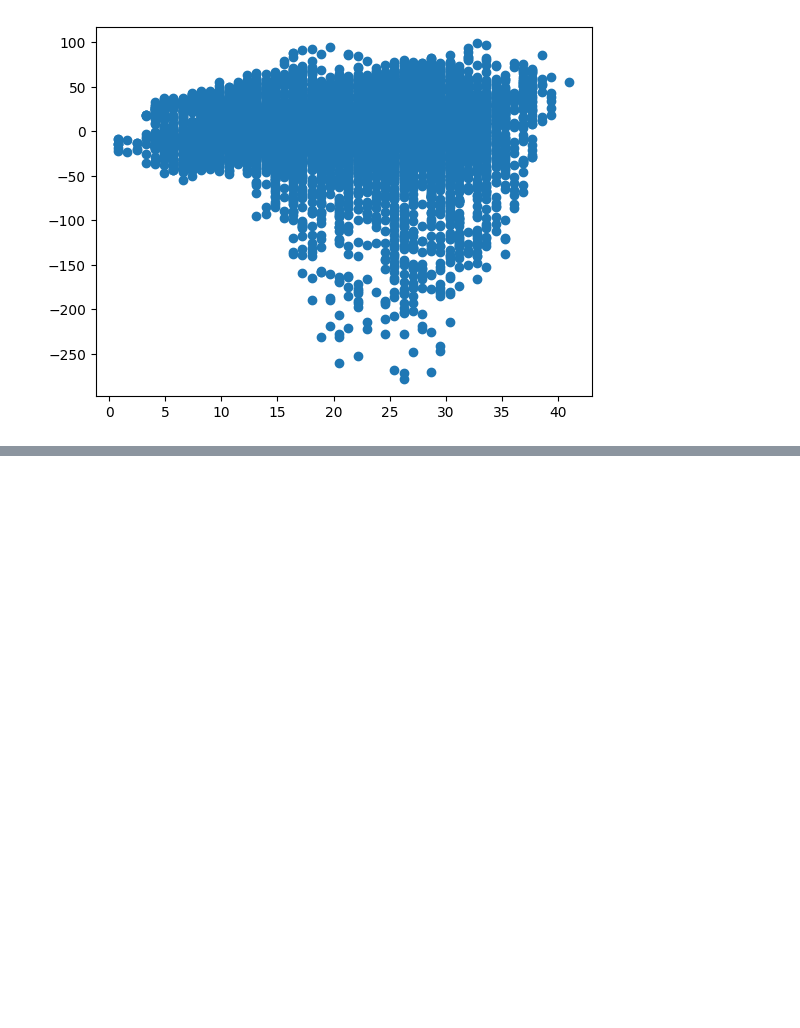
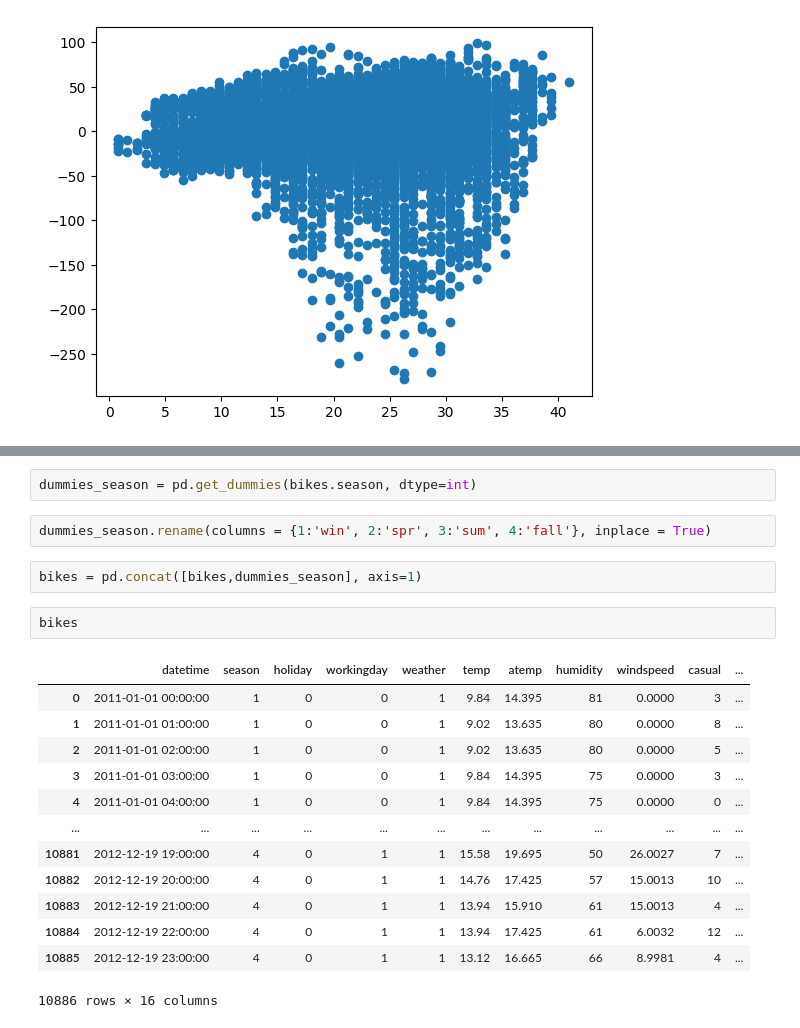
Before and after one commit to delinai/schulich_ds1, a Jupyter notebook: In-class Code/Module6_LinearRegression.ipynb, the cells around one changed output, grey strips where cells are left out. Drawn from its saved outputs; the diff is of its cells as text; blank space fills up the shorter version.

```diff
--- a/In-class Code/Module6_LinearRegression.ipynb
+++ b/In-class Code/Module6_LinearRegression.ipynb
@@ -159,0 +237,22 @@ plt.scatter(bikes['temp'],res['error'])
+# %%
+dummies_season = pd.get_dummies(bikes.season, dtype=int)
+# %%
+dummies_season.rename(columns = {1:'win', 2:'spr', 3:'sum', 4:'fall'}, inplace = True)
+# %%
+bikes = pd.concat([bikes,dummies_season], axis=1)
+# %%
+bikes
+# %% [output]
+|  | datetime | season | holiday | workingday | weather | temp | atemp | humidity | windspeed | casual | ... |
+| 0 | 2011-01-01 00:00:00 | 1 | 0 | 0 | 1 | 9.84 | 14.395 | 81 | 0.0000 | 3 | ... |
+| 1 | 2011-01-01 01:00:00 | 1 | 0 | 0 | 1 | 9.02 | 13.635 | 80 | 0.0000 | 8 | ... |
+| 2 | 2011-01-01 02:00:00 | 1 | 0 | 0 | 1 | 9.02 | 13.635 | 80 | 0.0000 | 5 | ... |
+| 3 | 2011-01-01 03:00:00 | 1 | 0 | 0 | 1 | 9.84 | 14.395 | 75 | 0.0000 | 3 | ... |
+| 4 | 2011-01-01 04:00:00 | 1 | 0 | 0 | 1 | 9.84 | 14.395 | 75 | 0.0000 | 0 | ... |
+| ... | ... | ... | ... | ... | ... | ... | ... | ... | ... | ... | ... |
+| 10881 | 2012-12-19 19:00:00 | 4 | 0 | 1 | 1 | 15.58 | 19.695 | 50 | 26.0027 | 7 | ... |
+| 10882 | 2012-12-19 20:00:00 | 4 | 0 | 1 | 1 | 14.76 | 17.425 | 57 | 15.0013 | 10 | ... |
+| 10883 | 2012-12-19 21:00:00 | 4 | 0 | 1 | 1 | 13.94 | 15.910 | 61 | 15.0013 | 4 | ... |
+| 10884 | 2012-12-19 22:00:00 | 4 | 0 | 1 | 1 | 13.94 | 17.425 | 61 | 6.0032 | 12 | ... |
+| 10885 | 2012-12-19 23:00:00 | 4 | 0 | 1 | 1 | 13.12 | 16.665 | 66 | 8.9981 | 4 | ... |
+10886 rows × 16 columns
```
Also changed, not shown: parts of 8 cells of this notebook.
